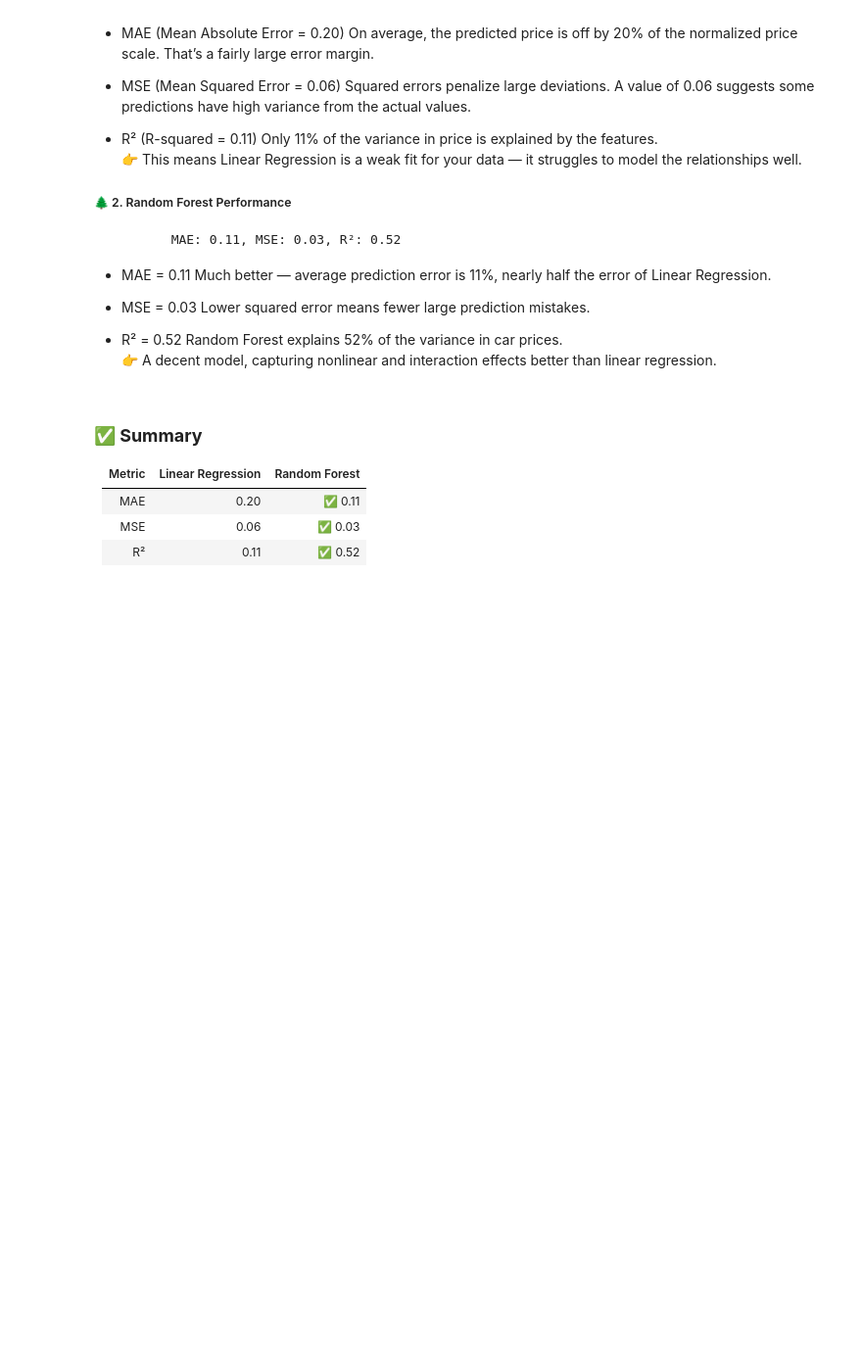
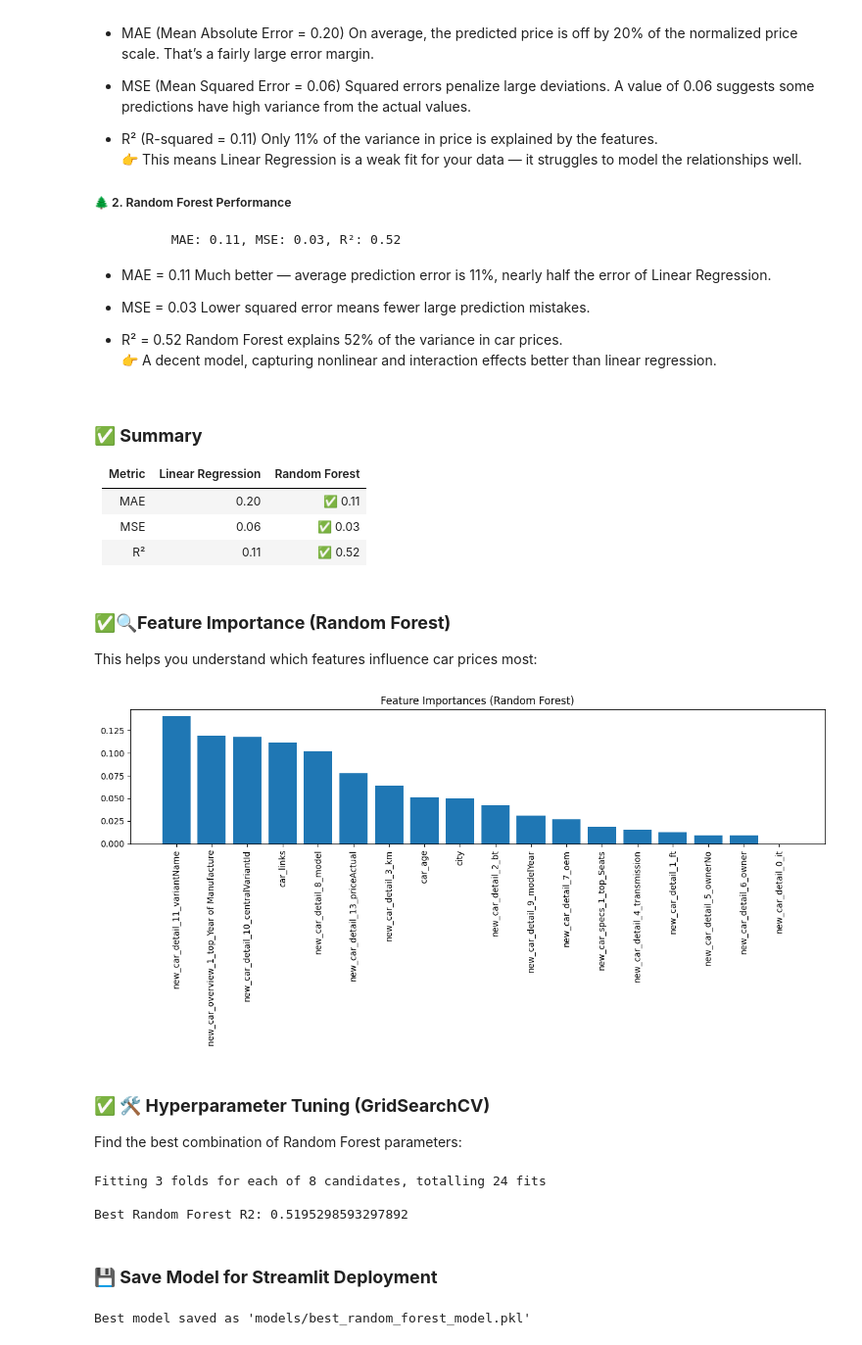
Before and after one commit to duggalvivekmr/car-dheko-used-car-price-prediction, a Jupyter notebook: notebooks/modeling.ipynb, the cells around one changed output. Shown at 98% size. Saved outputs shown, nothing was run; the diff lists cells and outputs as text; code cells hidden in the pictures; blank space fills up the shorter version.

Commit message:
saved model for streamlit deployment

```diff
--- a/notebooks/modeling.ipynb
+++ b/notebooks/modeling.ipynb
@@ -167,3 +167,69 @@ MAE: 0.11, MSE: 0.03, R²: 0.52
 | MAE    | 0.20              | ✅ 0.11        |
 | MSE    | 0.06              | ✅ 0.03        |
 | R²     | 0.11              | ✅ 0.52        |
+# %% [markdown]
+### **✅🔍Feature Importance (Random Forest)**
+This helps you understand which features influence car prices most:
+# %%
+import matplotlib.pyplot as plt
+import numpy as np
+
+# Get feature importances from Random Forest model
+importances = models["Random Forest"].feature_importances_
+indices = np.argsort(importances)[::-1]
+features_sorted = X.columns[indices]
+
+# Plot feature importances
+plt.figure(figsize=(12, 6))
+plt.title("Feature Importances (Random Forest)")
+plt.bar(range(X.shape[1]), importances[indices], align='center')
+plt.xticks(range(X.shape[1]), features_sorted, rotation=90)
+plt.tight_layout()
+plt.show()
+# %% [output]
+[figure, added]
+# %% [markdown]
+### **✅ 🛠 Hyperparameter Tuning (GridSearchCV)**
+Find the best combination of Random Forest parameters:
+# %%
+from sklearn.model_selection import GridSearchCV
+from sklearn.ensemble import RandomForestRegressor
+
+# Grid Search Setup
+param_grid = {
+    'n_estimators': [100, 200],
+    'max_depth': [10, 20],
+    'min_samples_split': [2, 5]
+}
+grid_search = GridSearchCV(
+    estimator=RandomForestRegressor(random_state=42),
+    param_grid=param_grid,
+    cv=3,
+    scoring='r2',
+    n_jobs=-1,
+    verbose=2
+)
+# Fit the grid search
+grid_search.fit(X_train, y_train)
+best_model = grid_search.best_estimator_
+
+# Evaluate the best model
+y_pred_best = best_model.predict(X_test)
+print("\nBest Random Forest R2:", r2_score(y_test, y_pred_best))
+# %% [output]
+Fitting 3 folds for each of 8 candidates, totalling 24 fits
+
+Best Random Forest R2: 0.5195298593297892
+# %% [markdown]
+### **💾 Save Model for Streamlit Deployment**
+# %%
+import os
+import joblib
+
+# Ensure the 'models' directory exists
+os.makedirs("models", exist_ok=True)
+
+joblib.dump(best_model, "models/best_random_forest_model.pkl")
+print("Best model saved as 'models/best_random_forest_model.pkl'")
+# %% [output]
+Best model saved as 'models/best_random_forest_model.pkl'
```
Also changed, not shown: 2 other files.
